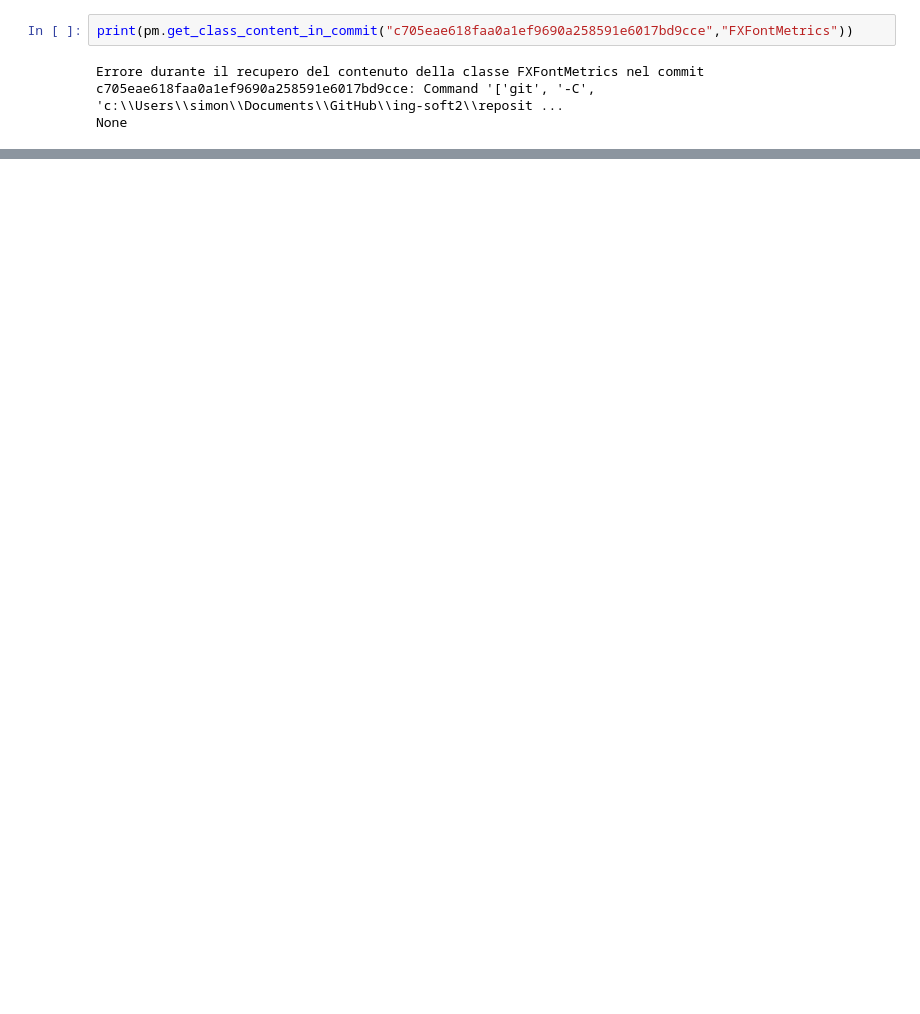
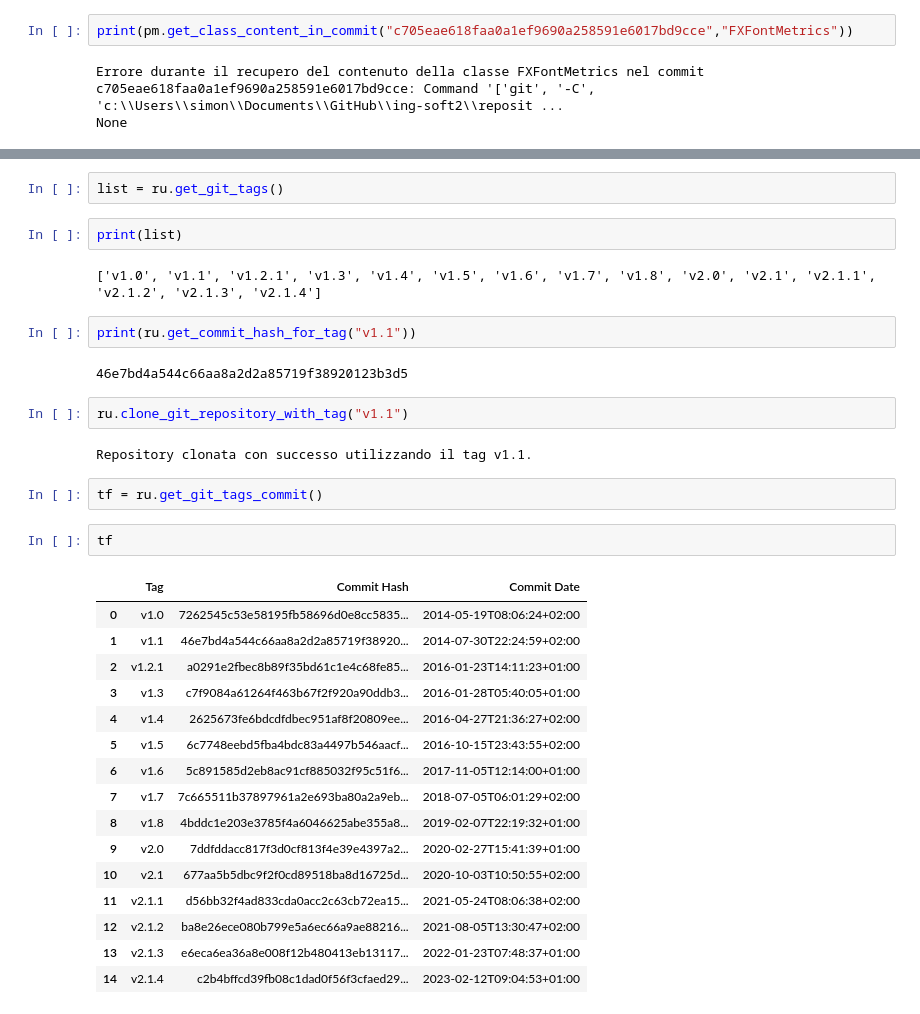
Before and after one commit to CostaMart/ing-soft2, a Jupyter notebook: provepm.ipynb, the cells around one changed output, grey strips where cells are left out. Saved outputs shown, nothing was run; the diff lists cells and outputs as text; blank space fills up the shorter version.

```diff
--- a/provepm.ipynb
+++ b/provepm.ipynb
@@ -82,0 +103,35 @@ POST git-upload-pack (578 bytes)
+# %%
+list = ru.get_git_tags()
+# %%
+print(list)
+# %% [output]
+['v1.0', 'v1.1', 'v1.2.1', 'v1.3', 'v1.4', 'v1.5', 'v1.6', 'v1.7', 'v1.8', 'v2.0', 'v2.1', 'v2.1.1', 'v2.1.2', 'v2.1.3', 'v2.1.4']
+# %%
+print(ru.get_commit_hash_for_tag("v1.1"))
+# %% [output]
+46e7bd4a544c66aa8a2d2a85719f38920123b3d5
+# %%
+ru.clone_git_repository_with_tag("v1.1")
+# %% [output]
+Repository clonata con successo utilizzando il tag v1.1.
+# %%
+tf = ru.get_git_tags_commit()
+# %%
+tf
+# %% [output]
+|  | Tag | Commit Hash | Commit Date |
+| 0 | v1.0 | 7262545c53e58195fb58696d0e8cc5835... | 2014-05-19T08:06:24+02:00 |
+| 1 | v1.1 | 46e7bd4a544c66aa8a2d2a85719f38920... | 2014-07-30T22:24:59+02:00 |
+| 2 | v1.2.1 | a0291e2fbec8b89f35bd61c1e4c68fe85... | 2016-01-23T14:11:23+01:00 |
+| 3 | v1.3 | c7f9084a61264f463b67f2f920a90ddb3... | 2016-01-28T05:40:05+01:00 |
+| 4 | v1.4 | 2625673fe6bdcdfdbec951af8f20809ee... | 2016-04-27T21:36:27+02:00 |
+| 5 | v1.5 | 6c7748eebd5fba4bdc83a4497b546aacf... | 2016-10-15T23:43:55+02:00 |
+| 6 | v1.6 | 5c891585d2eb8ac91cf885032f95c51f6... | 2017-11-05T12:14:00+01:00 |
+| 7 | v1.7 | 7c665511b37897961a2e693ba80a2a9eb... | 2018-07-05T06:01:29+02:00 |
+| 8 | v1.8 | 4bddc1e203e3785f4a6046625abe355a8... | 2019-02-07T22:19:32+01:00 |
+| 9 | v2.0 | 7ddfddacc817f3d0cf813f4e39e4397a2... | 2020-02-27T15:41:39+01:00 |
+| 10 | v2.1 | 677aa5b5dbc9f2f0cd89518ba8d16725d... | 2020-10-03T10:50:55+02:00 |
+| 11 | v2.1.1 | d56bb32f4ad833cda0acc2c63cb72ea15... | 2021-05-24T08:06:38+02:00 |
+| 12 | v2.1.2 | ba8e26ece080b799e5a6ec66a9ae88216... | 2021-08-05T13:30:47+02:00 |
+| 13 | v2.1.3 | e6eca6ea36a8e008f12b480413eb13117... | 2022-01-23T07:48:37+01:00 |
+| 14 | v2.1.4 | c2b4bffcd39fb08c1dad0f56f3cfaed29... | 2023-02-12T09:04:53+01:00 |
```
Also changed, not shown: parts of 12 cells of this notebook, 5 other files.
